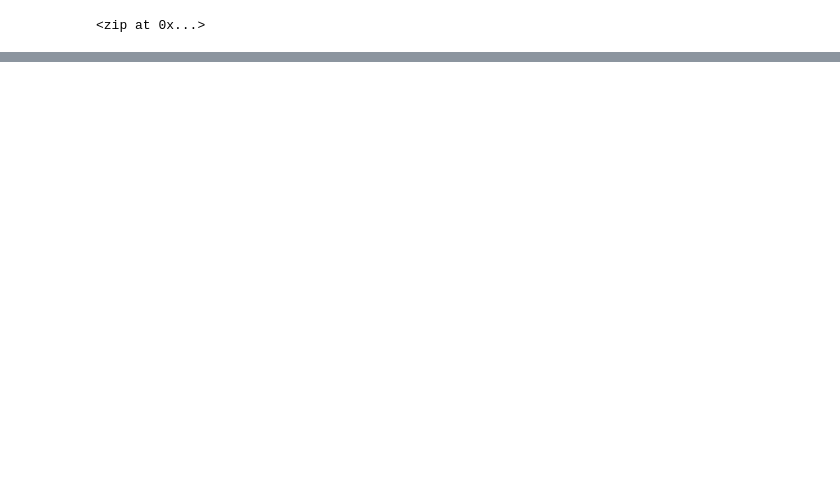
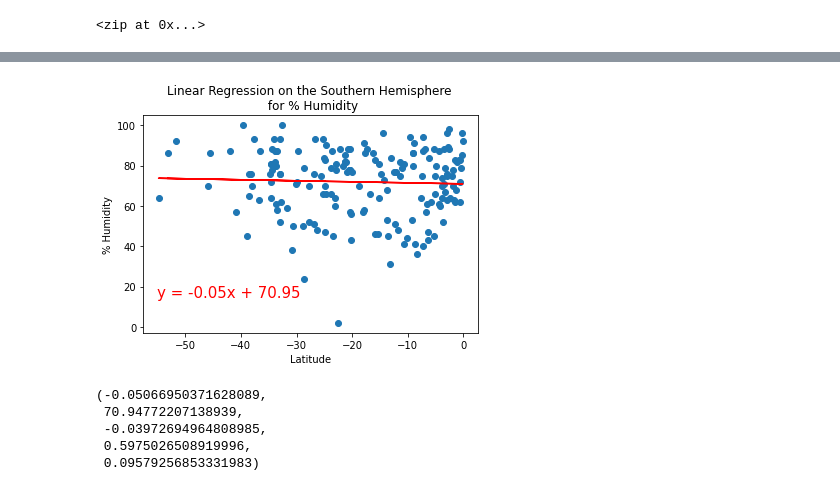
Before and after one commit to shayna-UT/World_Weather_Analysis, a Jupyter notebook: WeatherPy.ipynb, the cells around one changed output, grey strips where cells are left out. Saved outputs shown, nothing was run; the diff lists cells and outputs as text; code cells hidden in the pictures; blank space fills up the shorter version.

```diff
--- a/WeatherPy.ipynb
+++ b/WeatherPy.ipynb
@@ -296,0 +421,25 @@ plt.show()
+# %%
+# Latitude vs. Humidity: Southern Hemisphere
+# Linear regression on the Southern Hemisphere
+x_values = southern_hemi_df["Lat"]
+y_values = southern_hemi_df["Humidity"]
+# Call the function
+plot_linear_regression(x_values, y_values,
+                       'Linear Regression on the Southern Hemisphere \n for % Humidity',
+                       '% Humidity',
+                       (-55,15))
+# %% [output]
+[figure, added]
+# %%
+# Check the r-value to determine if relationship btw the 2 variables is strong
+# low r-value
+# confirms % humidity is unpredictable due to changing weather patterns
+# that can increase or decrease % humidity
+(slope, intercept, r_value, p_value, std_err) = linregress(x_values, y_values)
+(slope, intercept, r_value, p_value, std_err)
+# %% [output]
+(-0.05066950371628089,
+ 70.94772207138939,
+ -0.03972694964808985,
+ 0.5975026508919996,
+ 0.09579256853331983)
```
Also changed, not shown: parts of 32 cells of this notebook, 6 other files.
